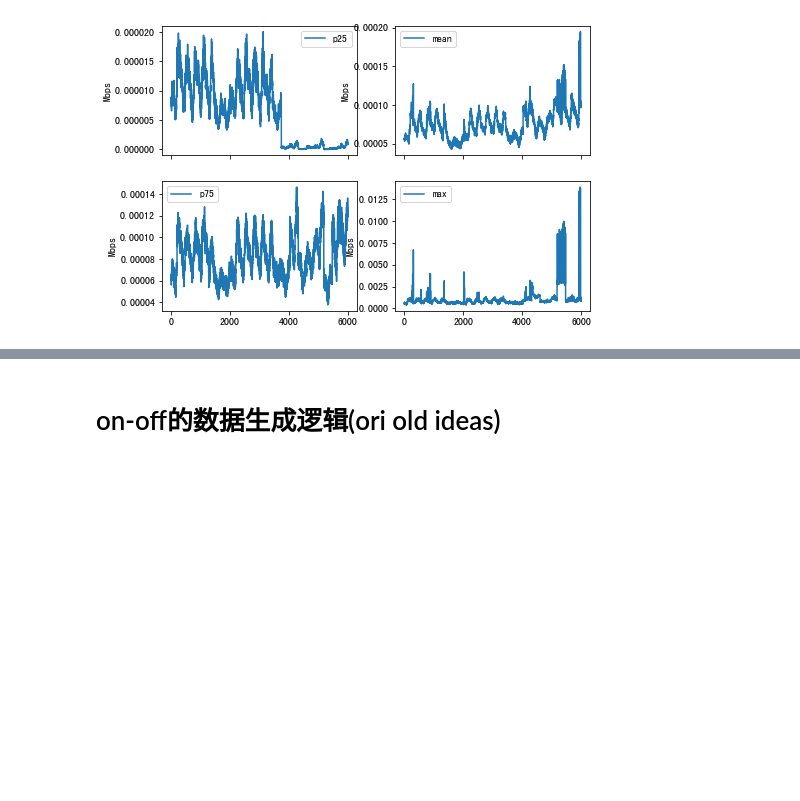
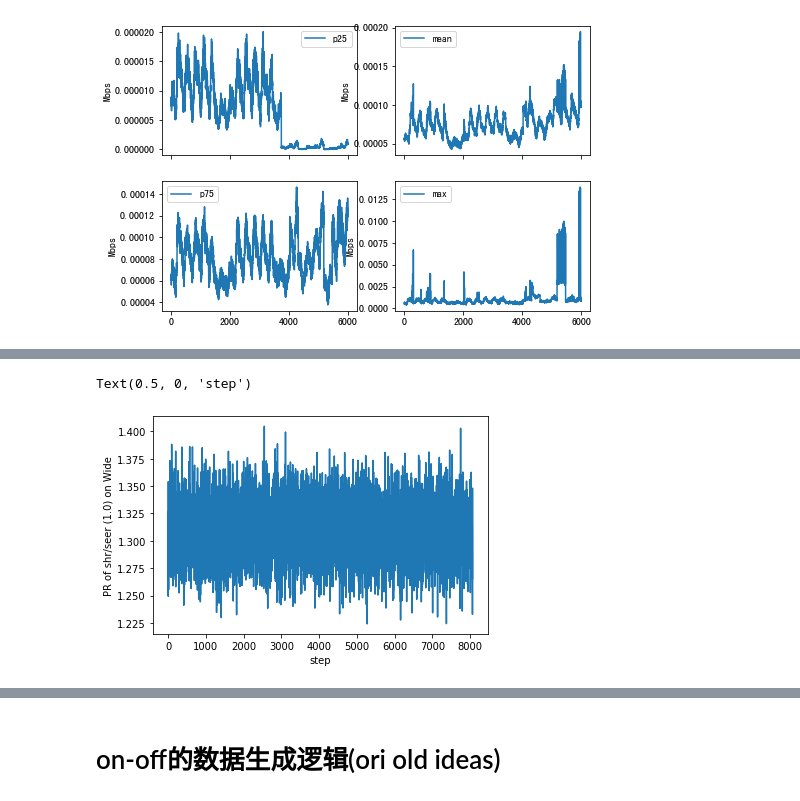
Before and after one commit to hexi519/CodesSnippets, a Jupyter notebook: mars-ana/TM清洗和生成&LP验证.ipynb, the cells around one changed output, grey strips where cells are left out. Saved outputs shown, nothing was run; the diff lists cells and outputs as text; code cells hidden in the pictures; blank space fills up the shorter version.

```diff
--- a/mars-ana/TM清洗和生成&LP验证.ipynb
+++ b/mars-ana/TM清洗和生成&LP验证.ipynb
@@ -797,0 +817,9 @@ for idx, data in enumerate(data_distribs):
+# %%
+min_len = min(len(shr),len(seer))
+ratio = shr[:min_len]/seer[:min_len]
+plt.plot(range((ratio)),ratio)
+plt.ylabel(f'PR of shr/seer (1.0) on {topo}')
+plt.xlabel('step')
+# %% [output]
+Text(0.5, 0, 'step')
+[figure, added]
```
Also changed, not shown: parts of 20 cells of this notebook.
